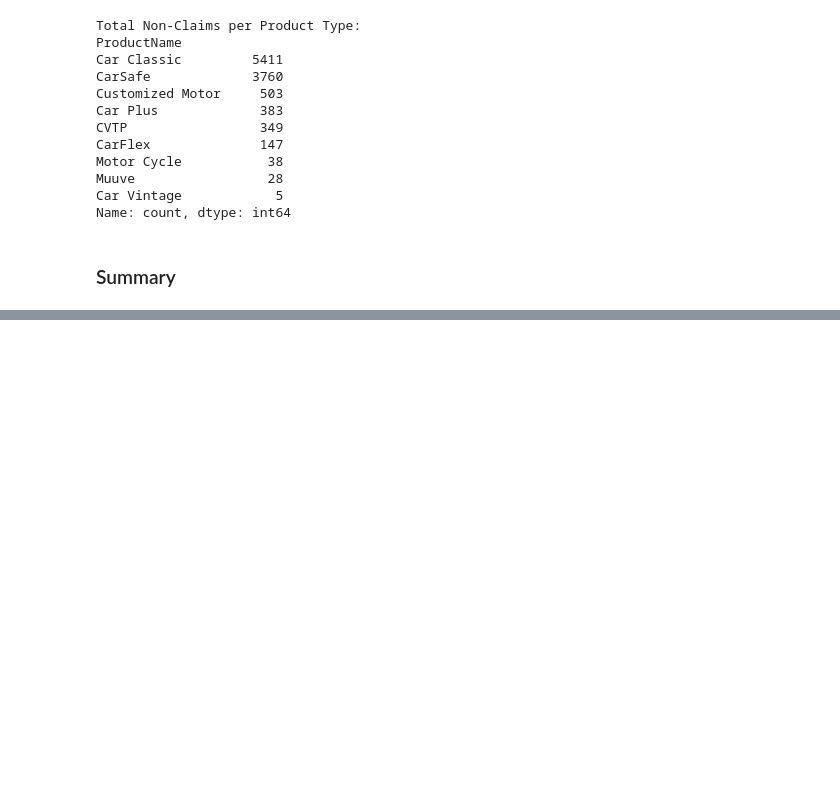
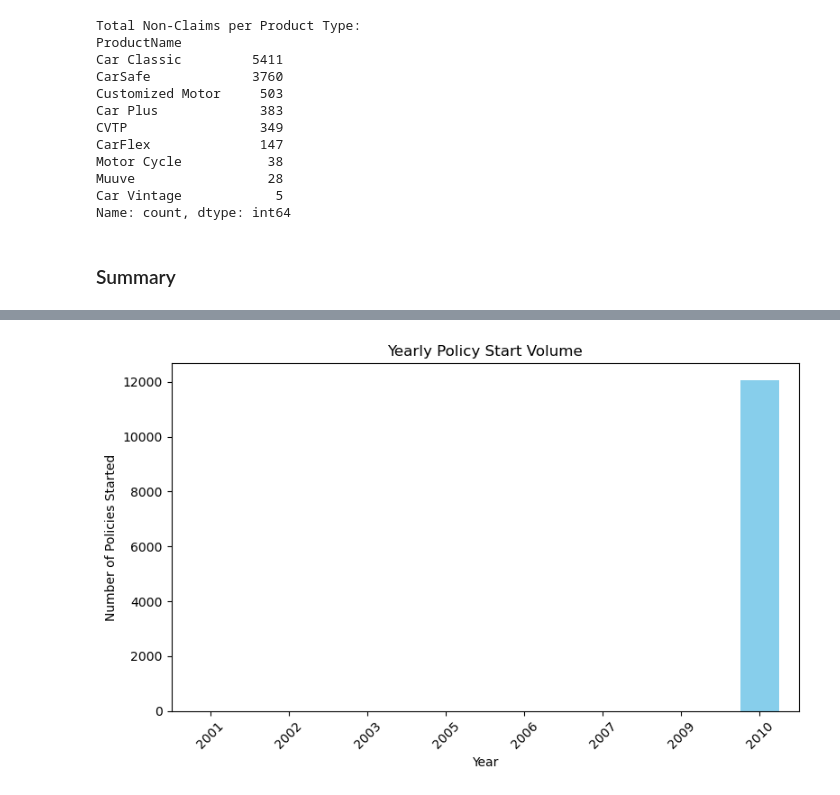
Before and after one commit to The-DigitalAcademy/claim_vision, a Jupyter notebook: analytical_questions.ipynb, the cells around one changed output, grey strips where cells are left out. Drawn from its saved outputs; the diff is of its cells as text; code cells hidden in the pictures; blank space fills up the shorter version.

```diff
--- a/analytical_questions.ipynb
+++ b/analytical_questions.ipynb
@@ -123,0 +196,12 @@ Car Vintage                    5           NaN          5        0.000000
+# %%
+train["Policy_Start_Date"] = pd.to_datetime(train["Policy_Start_Date"])
+
+
+# Extract Year
+train["Policy_Start_Date"] = train["Policy_Start_Date"].dt.year
+
+# Group by Year and count policies
+yearly_volume = train["Policy_Start_Date"].value_counts().sort_index()
+
+print("Yearly Policy Start Volume:")
+print(yearly_volume)
@@ -123,0 +220,12 @@ Car Vintage                    5           NaN          5        0.000000
+# %%
+import matplotlib.pyplot as plt
+
+yearly_volume.plot(kind='bar', figsize=(8,5), color='skyblue')
+plt.title("Yearly Policy Start Volume")
+plt.xlabel("Year")
+plt.ylabel("Number of Policies Started")
+plt.xticks(rotation=45)
+plt.tight_layout()
+plt.show()
+# %% [output]
+[figure, added]
```
Also changed, not shown: parts of 20 cells of this notebook, 3 other files.
